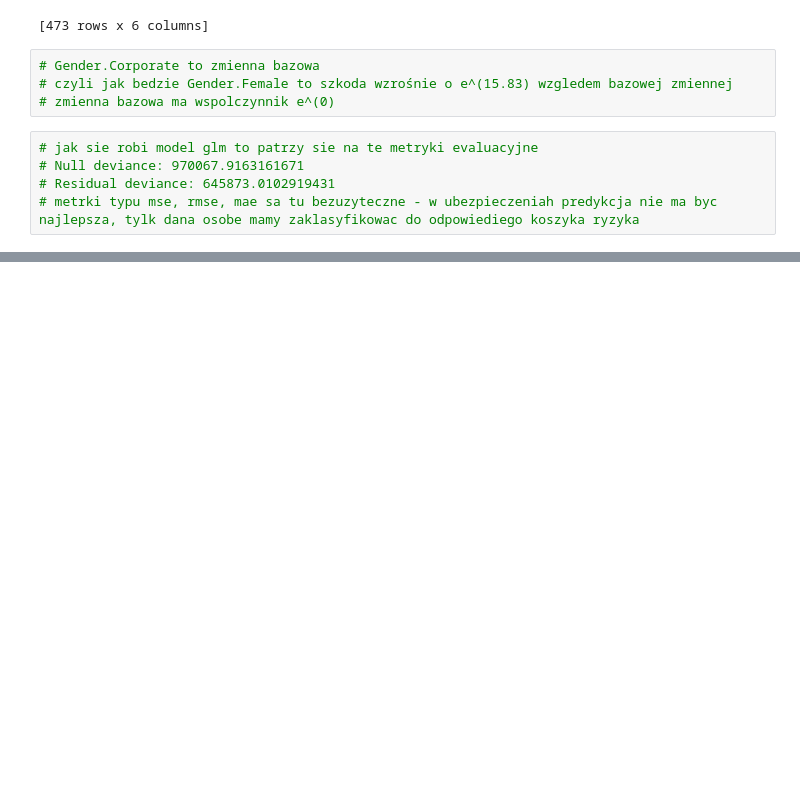
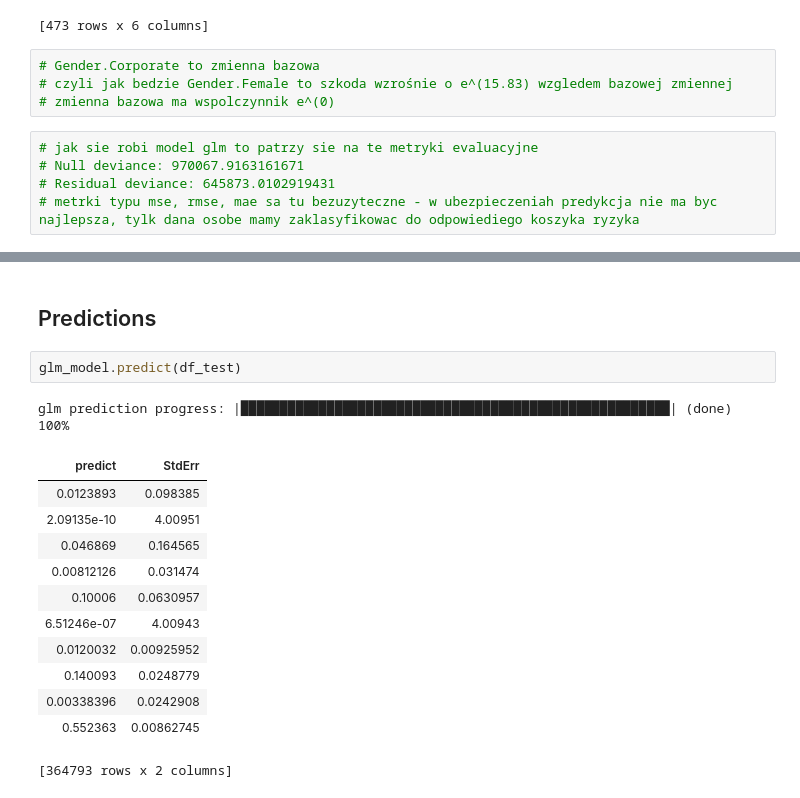
Before and after one commit to KatarzynaKnapik/brvehins, a Jupyter notebook: modeling.ipynb, the cells around one changed output, grey strips where cells are left out. Cells and saved outputs as stored; diff of their text form; blank space fills up the shorter version.

Commit message:
Prediction 2

```diff
--- a/modeling.ipynb
+++ b/modeling.ipynb
@@ -321,0 +341,18 @@ Coefficients: glm coefficients
+# %% [markdown]
+## Predictions
+# %%
+glm_model.predict(df_test)
+# %% [output]
+glm prediction progress: |███████████████████████████████████████████████████████| (done) 100%
+| predict | StdErr |
+| 0.0123893 | 0.098385 |
+| 2.09135e-10 | 4.00951 |
+| 0.046869 | 0.164565 |
+| 0.00812126 | 0.031474 |
+| 0.10006 | 0.0630957 |
+| 6.51246e-07 | 4.00943 |
+| 0.0120032 | 0.00925952 |
+| 0.140093 | 0.0248779 |
+| 0.00338396 | 0.0242908 |
+| 0.552363 | 0.00862745 |
+[364793 rows x 2 columns]
```
Also changed, not shown: parts of 2 cells of this notebook.
